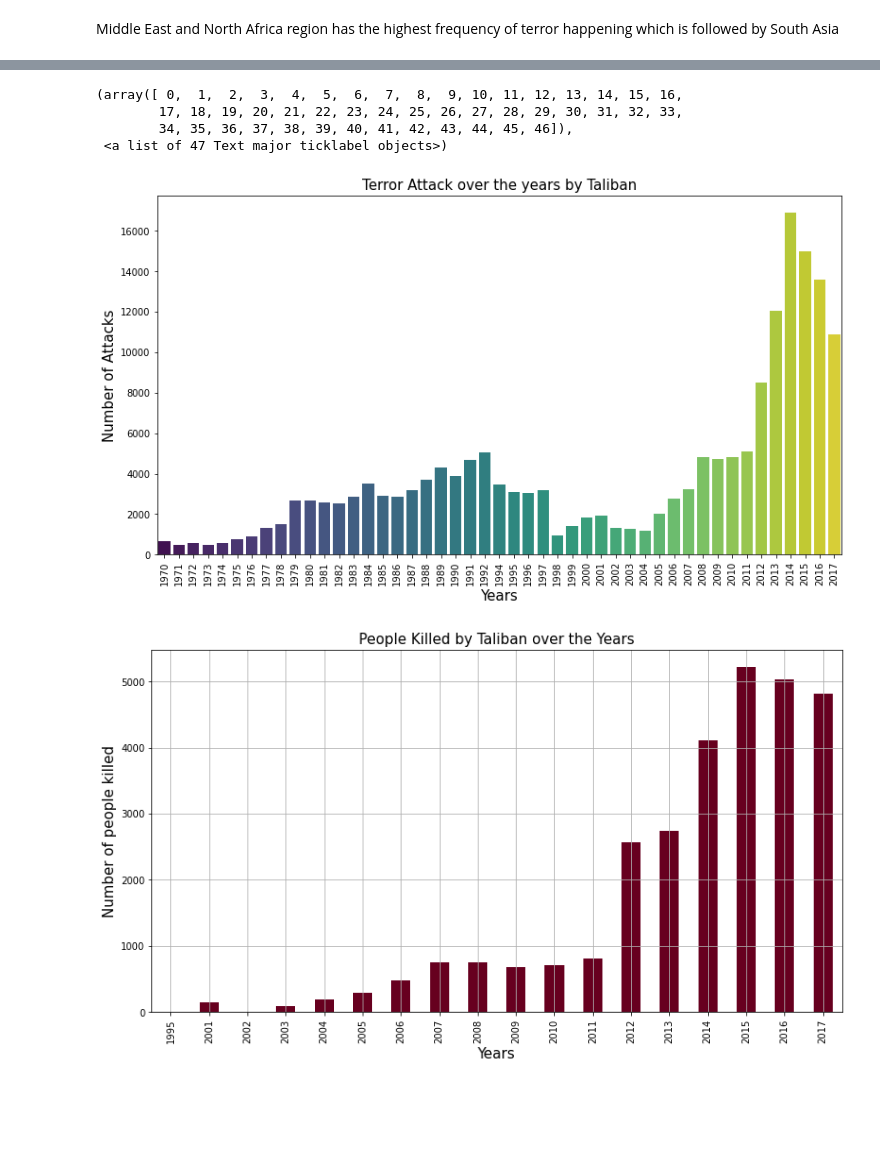
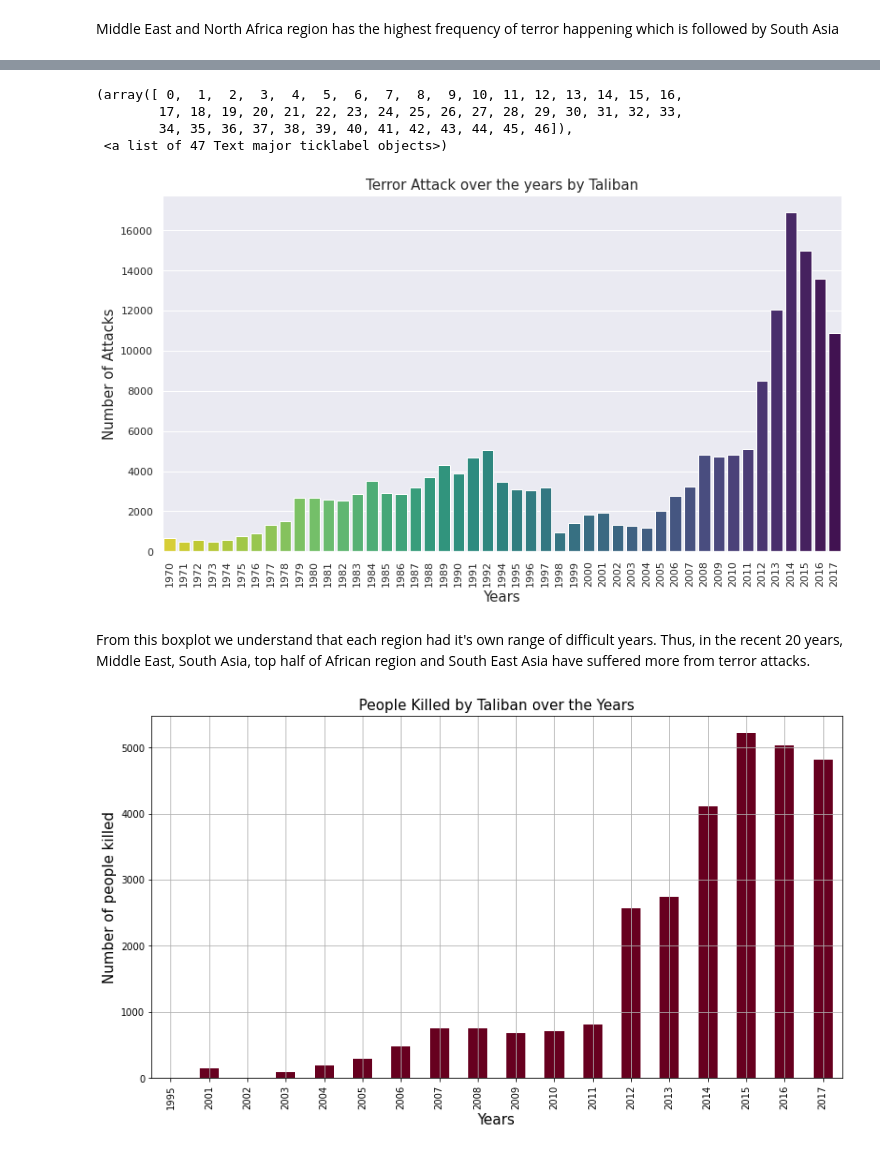
Before and after one commit to Sharaffin/EDA-GlobalTerrorismAnalysis, a Jupyter notebook: Copy_of_Global_Terrorism_Analysis_sharaffin_Capstone_Project.ipynb, the cells around one changed output, grey strips where cells are left out. Drawn from its saved outputs; the diff is of its cells as text; code cells hidden in the pictures; blank space fills up the shorter version.

```diff
--- a/Copy_of_Global_Terrorism_Analysis_sharaffin_Capstone_Project.ipynb
+++ b/Copy_of_Global_Terrorism_Analysis_sharaffin_Capstone_Project.ipynb
@@ -454,3 +502,7 @@ dt.Region.value_counts(sort=False).plot.pie(autopct='%1.1f%%',figsize=(15, 10),t
 plt.show()
 # %% [output]
 [figure]
+# %%
+#A boxplot visualizing the region of attack and the timeline
+sns.boxplot(x="Year", y="Region", data=dt)
+sns.set(rc = {'figure.figsize':(15,11)})
@@ -471,18 +525,20 @@ plt.show()
 # %%
 dt_tal = dt[dt.Group == 'Taliban']
 # Terror Attacks by Taliban over the Years # Taliban being the largest terror group
 plt.figure(figsize = (13,7))
-sns.barplot(dt['Year'].value_counts().index,dt['Year'].value_counts().values, palette = 'viridis')
+sns.barplot(dt['Year'].value_counts().index,dt['Year'].value_counts().values, palette = 'viridis_r')
 plt.title('Terror Attack over the years by Taliban',fontsize=15)
 plt.xlabel('Years',fontsize=15)
 plt.ylabel('Number of Attacks',fontsize=15)
 plt.xticks(rotation= 90)
 # %% [output]
 (array([ 0,  1,  2,  3,  4,  5,  6,  7,  8,  9, 10, 11, 12, 13, 14, 15, 16,
         17, 18, 19, 20, 21, 22, 23, 24, 25, 26, 27, 28, 29, 30, 31, 32, 33,
         34, 35, 36, 37, 38, 39, 40, 41, 42, 43, 44, 45, 46]),
  <a list of 47 Text major ticklabel objects>)
-[figure, old version]
+[figure, new version]
+# %% [markdown]
+From this boxplot we understand that each region had it's own range of difficult years. Thus, in the recent 20 years, Middle East, South Asia, top half of African region and South East Asia have suffered more from terror attacks.
 # %%
 plt.figure(figsize=(13,7))
 dt_tal.groupby(['Year'])['Killed'].sum().plot(kind='bar',colormap='RdBu')
```
Also changed, not shown: parts of 17 cells of this notebook.
